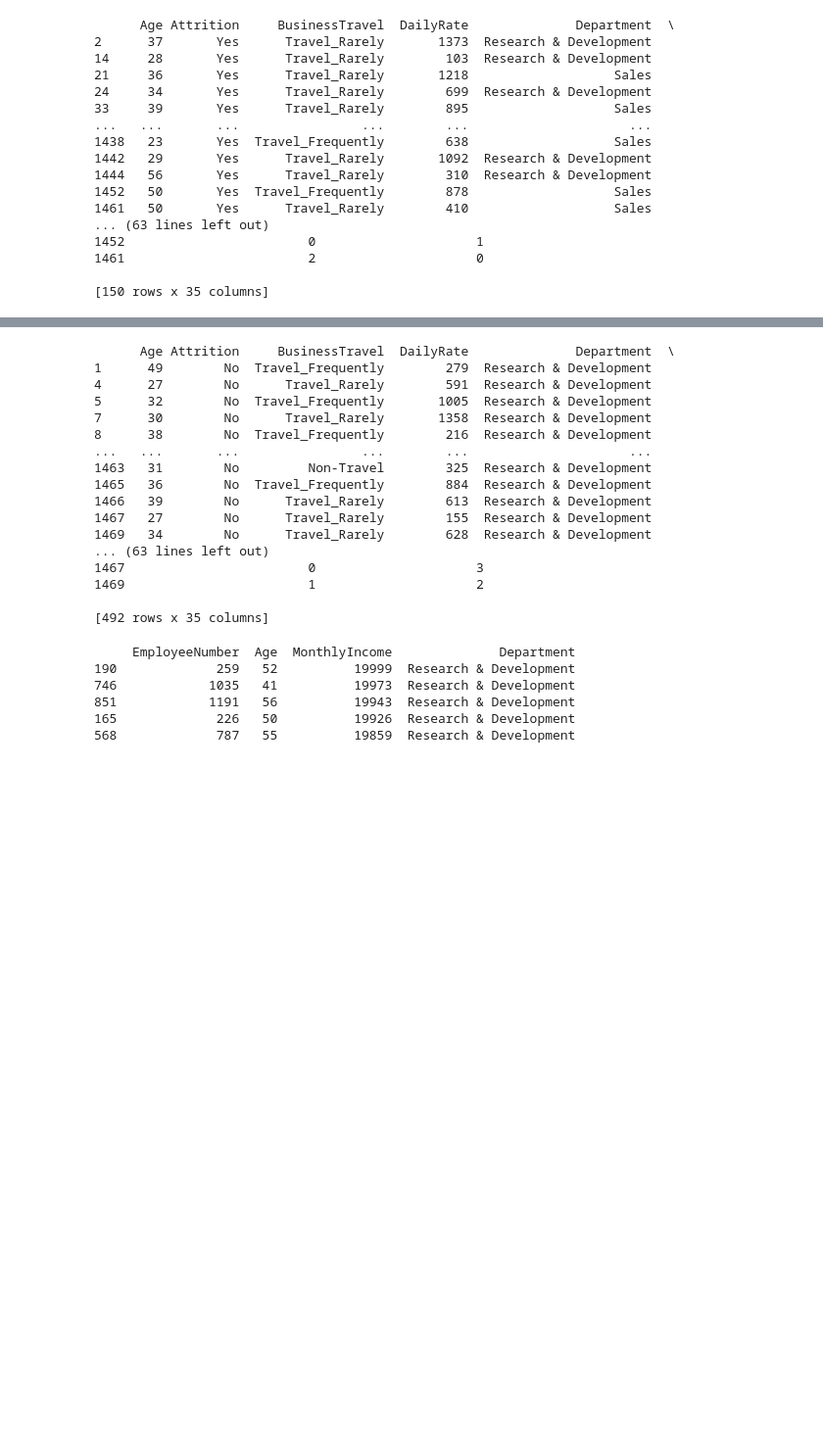
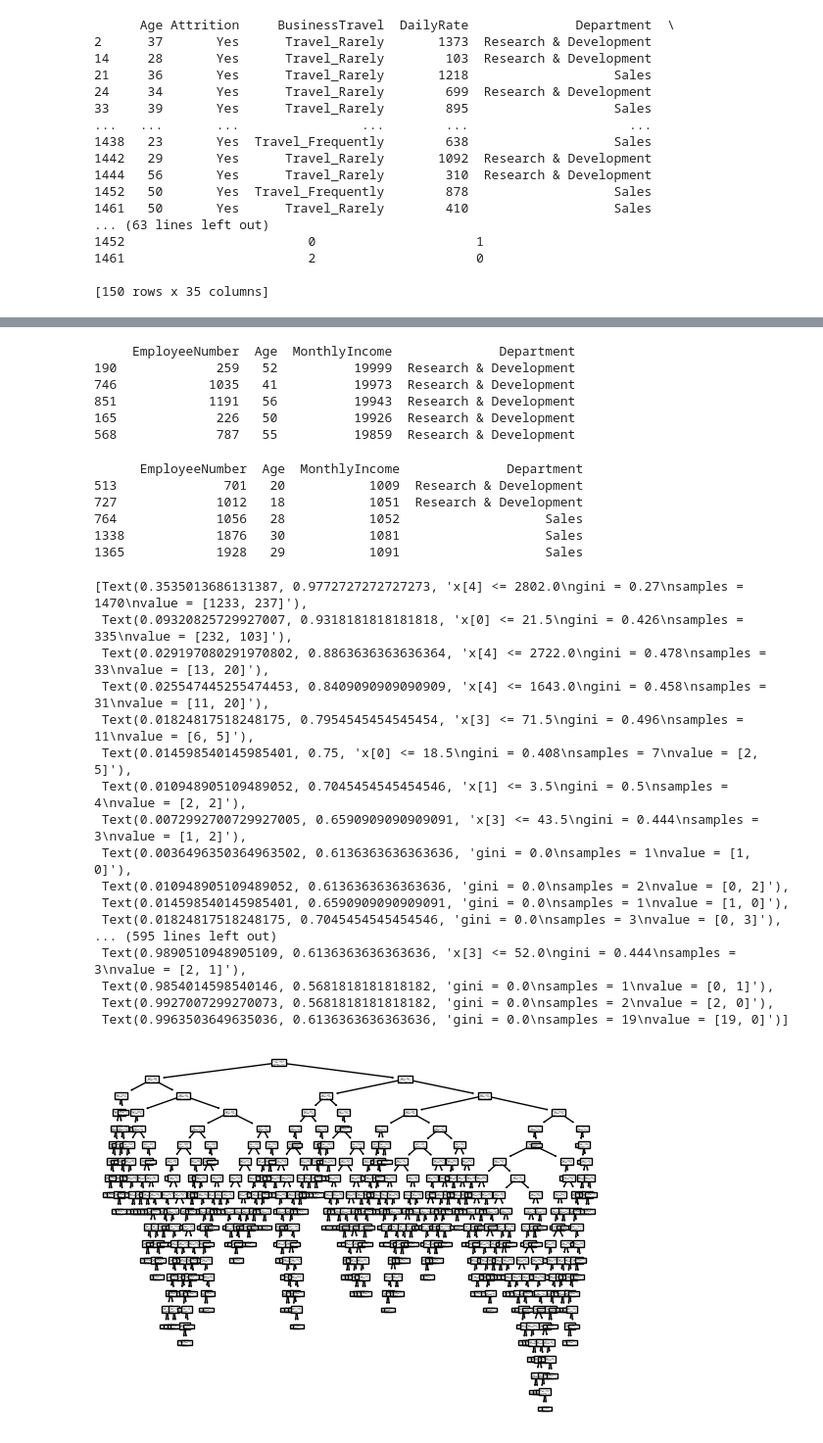
Before and after one commit to ddatnguyen97/HR-Analysis, a Jupyter notebook: IBM HR Analysis Practice.ipynb, the cells around one changed output, grey strips where cells are left out. Shown at 98% size. Cells and saved outputs as stored; diff of their text form; code cells hidden in the pictures; blank space fills up the shorter version.

Commit message:
Decision tree

```diff
--- a/IBM HR Analysis Practice.ipynb
+++ b/IBM HR Analysis Practice.ipynb
@@ -238,24 +246,3 @@ print(femaleAttYes)
-# %%
-femaleNoRD = df[(df['Gender'] == 'Male') & (df['Attrition'] == 'No') & (df['Department'] == 'Research & Development')]
-print(femaleNoRD)
-# %% [output]
-      Age Attrition     BusinessTravel  DailyRate              Department  \
-1      49        No  Travel_Frequently        279  Research & Development
-4      27        No      Travel_Rarely        591  Research & Development
-5      32        No  Travel_Frequently       1005  Research & Development
-7      30        No      Travel_Rarely       1358  Research & Development
-8      38        No  Travel_Frequently        216  Research & Development
-...   ...       ...                ...        ...                     ...
-1463   31        No         Non-Travel        325  Research & Development
-1465   36        No  Travel_Frequently        884  Research & Development
-1466   39        No      Travel_Rarely        613  Research & Development
-1467   27        No      Travel_Rarely        155  Research & Development
-1469   34        No      Travel_Rarely        628  Research & Development
-... (63 lines left out)
-1467                        0                     3
-1469                        1                     2
-
-[492 rows x 35 columns]
 # %%
 top5MonthlyIncome = df.nlargest(5, 'MonthlyIncome')
 selectedColumns = top5MonthlyIncome[['EmployeeNumber','Age','MonthlyIncome','Department']]
@@ -267,3 +254,14 @@ print(selectedColumns)
 851            1191   56          19943  Research & Development
 165             226   50          19926  Research & Development
 568             787   55          19859  Research & Development
+# %%
+bottom5MonthlyIncome = df.nsmallest(5, 'MonthlyIncome')
+selectedColumns = bottom5MonthlyIncome[['EmployeeNumber','Age','MonthlyIncome','Department']]
+print(selectedColumns)
+# %% [output]
+      EmployeeNumber  Age  MonthlyIncome              Department
+513              701   20           1009  Research & Development
+727             1012   18           1051  Research & Development
+764             1056   28           1052                   Sales
+1338            1876   30           1081                   Sales
+1365            1928   29           1091                   Sales
@@ -269,0 +270,36 @@ print(selectedColumns)
+# %%
+#DECISION TREE
+convertAttrition = {'Yes': 1, 'No': 0}
+df['Attrition'].dtype
+df['Attrition'] = df['Attrition'].map(convertAttrition)
+# print(df['Attrition'])
+
+features = ['Age', 'EnvironmentSatisfaction', 'JobSatisfaction', 'HourlyRate', 'MonthlyIncome']
+
+x = df[features]
+y = df['Attrition']
+
+# print(y)
+dtree = DecisionTreeClassifier()
+dtree = dtree.fit(x, y)
+
+tree.plot_tree(dtree)
+# %% [output]
+[Text(0.3535013686131387, 0.9772727272727273, 'x[4] <= 2802.0\ngini = 0.27\nsamples = 1470\nvalue = [1233, 237]'),
+ Text(0.09320825729927007, 0.9318181818181818, 'x[0] <= 21.5\ngini = 0.426\nsamples = 335\nvalue = [232, 103]'),
+ Text(0.029197080291970802, 0.8863636363636364, 'x[4] <= 2722.0\ngini = 0.478\nsamples = 33\nvalue = [13, 20]'),
+ Text(0.025547445255474453, 0.8409090909090909, 'x[4] <= 1643.0\ngini = 0.458\nsamples = 31\nvalue = [11, 20]'),
+ Text(0.01824817518248175, 0.7954545454545454, 'x[3] <= 71.5\ngini = 0.496\nsamples = 11\nvalue = [6, 5]'),
+ Text(0.014598540145985401, 0.75, 'x[0] <= 18.5\ngini = 0.408\nsamples = 7\nvalue = [2, 5]'),
+ Text(0.010948905109489052, 0.7045454545454546, 'x[1] <= 3.5\ngini = 0.5\nsamples = 4\nvalue = [2, 2]'),
+ Text(0.0072992700729927005, 0.6590909090909091, 'x[3] <= 43.5\ngini = 0.444\nsamples = 3\nvalue = [1, 2]'),
+ Text(0.0036496350364963502, 0.6136363636363636, 'gini = 0.0\nsamples = 1\nvalue = [1, 0]'),
+ Text(0.010948905109489052, 0.6136363636363636, 'gini = 0.0\nsamples = 2\nvalue = [0, 2]'),
+ Text(0.014598540145985401, 0.6590909090909091, 'gini = 0.0\nsamples = 1\nvalue = [1, 0]'),
+ Text(0.01824817518248175, 0.7045454545454546, 'gini = 0.0\nsamples = 3\nvalue = [0, 3]'),
+... (595 lines left out)
+ Text(0.9890510948905109, 0.6136363636363636, 'x[3] <= 52.0\ngini = 0.444\nsamples = 3\nvalue = [2, 1]'),
+ Text(0.9854014598540146, 0.5681818181818182, 'gini = 0.0\nsamples = 1\nvalue = [0, 1]'),
+ Text(0.9927007299270073, 0.5681818181818182, 'gini = 0.0\nsamples = 2\nvalue = [2, 0]'),
+ Text(0.9963503649635036, 0.6136363636363636, 'gini = 0.0\nsamples = 19\nvalue = [19, 0]')]
+[figure, added]
```
Also changed, not shown: parts of 12 cells of this notebook.
